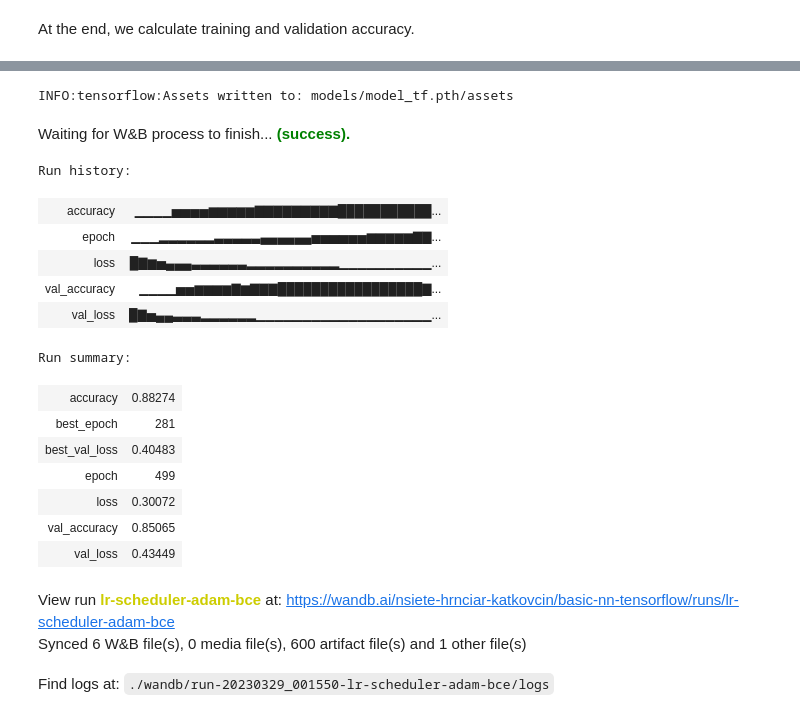
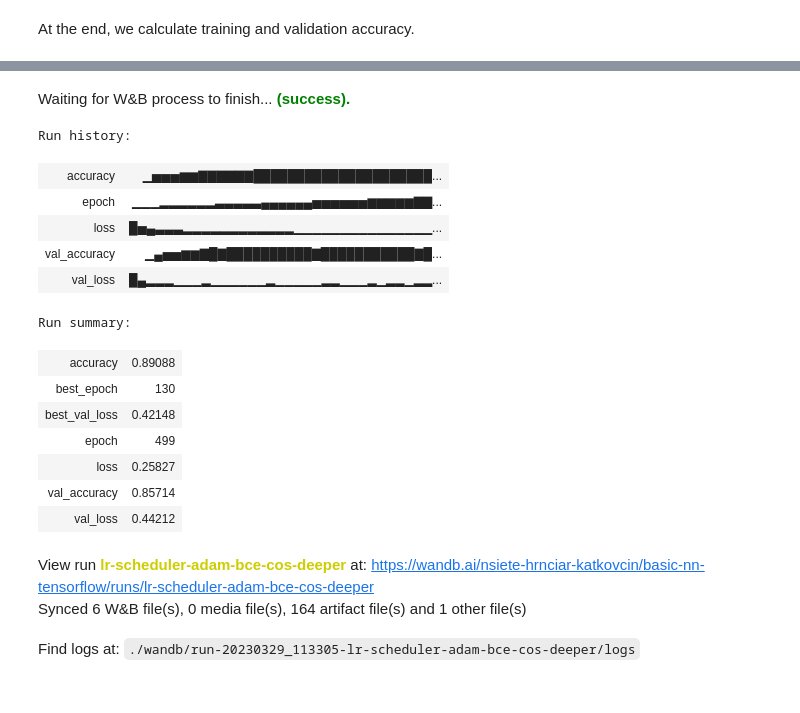
Before and after one commit to martinkatkovcin/NSIETE_Pima_Indians_Diabetes, a Jupyter notebook: tensorflow.ipynb, the cells around one changed output, grey strips where cells are left out. Saved outputs shown, nothing was run; the diff lists cells and outputs as text; code cells hidden in the pictures.

Commit message:
Tensorflow experiments documentation

```diff
--- a/tensorflow.ipynb
+++ b/tensorflow.ipynb
@@ -190,24 +216,23 @@ Training Accuracy = 88.18% and Validation Accuracy = 85.32%
 # %%
-tf.keras.models.save_model(model, "models/model_tf.pth")
-wandb.save('runs/pima_run_2023-03-28-tf-adam-bce')
+#tf.keras.models.save_model(model, "models/model_tf.pth")
+wandb.save('runs/pima_run_2023-03-28-tf-adam-bce-cos-lr-deeper')
 wandb.finish()
 # %% [output]
+Waiting for W&B process to finish... (success).
-INFO:tensorflow:Assets written to: models/model_tf.pth/assets
+Run history:
-Waiting for W&B process to finish... (success).
+| accuracy | ▁▅▅▅▆▆▇▇▇▇▇▇█████████████████████... |
+| epoch | ▁▁▁▂▂▂▂▂▂▃▃▃▃▃▄▄▄▄▄▄▅▅▅▅▅▅▆▆▆▆▆▇▇... |
+| loss | █▅▄▃▃▃▂▂▂▂▂▂▂▂▂▂▂▂▁▁▁▁▁▁▁▁▁▁▁▁▁▁▁... |
+| val_accuracy | ▁▄▅▅▆▆▇█▇██████████▇███████████▇█... |
+| val_loss | █▄▂▂▂▁▁▁▂▁▁▁▁▁▁▂▁▁▁▁▁▂▂▁▁▁▂▁▂▂▁▂▂... |
-Run history:
+Run summary:
-| accuracy | ▁▁▁▁▅▅▅▅▆▆▆▆▆▇▇▇▇▇▇▇▇▇███████████... |
-| epoch | ▁▁▁▂▂▂▂▂▂▃▃▃▃▃▄▄▄▄▄▄▅▅▅▅▅▅▆▆▆▆▆▇▇... |
-| loss | █▇▆▅▄▄▄▃▃▃▃▃▃▂▂▂▂▂▂▂▂▂▂▁▁▁▁▁▁▁▁▁▁... |
-| val_accuracy | ▁▁▁▁▅▅▆▆▆▆▇▆▇▇▇█████████████████▇... |
-| val_loss | █▇▅▄▄▃▃▃▂▂▂▂▂▂▁▁▁▁▁▁▁▁▁▁▁▁▁▁▁▁▁▁▁... |
-Run summary:
-| accuracy | 0.88274 |
-| best_epoch | 281 |
-| best_val_loss | 0.40483 |
+| accuracy | 0.89088 |
+| best_epoch | 130 |
+| best_val_loss | 0.42148 |
 | epoch | 499 |
-| loss | 0.30072 |
-| val_accuracy | 0.85065 |
-| val_loss | 0.43449 |
+| loss | 0.25827 |
+| val_accuracy | 0.85714 |
+| val_loss | 0.44212 |
-View run lr-scheduler-adam-bce at: https://wandb.ai/nsiete-hrnciar-katkovcin/basic-nn-tensorflow/runs/lr-scheduler-adam-bce
-Synced 6 W&B file(s), 0 media file(s), 600 artifact file(s) and 1 other file(s)
+View run lr-scheduler-adam-bce-cos-deeper at: https://wandb.ai/nsiete-hrnciar-katkovcin/basic-nn-tensorflow/runs/lr-scheduler-adam-bce-cos-deeper
+Synced 6 W&B file(s), 0 media file(s), 164 artifact file(s) and 1 other file(s)
-Find logs at: ./wandb/run-20230329_001550-lr-scheduler-adam-bce/logs
+Find logs at: ./wandb/run-20230329_113305-lr-scheduler-adam-bce-cos-deeper/logs
```
Also changed, not shown: parts of 8 cells of this notebook.
